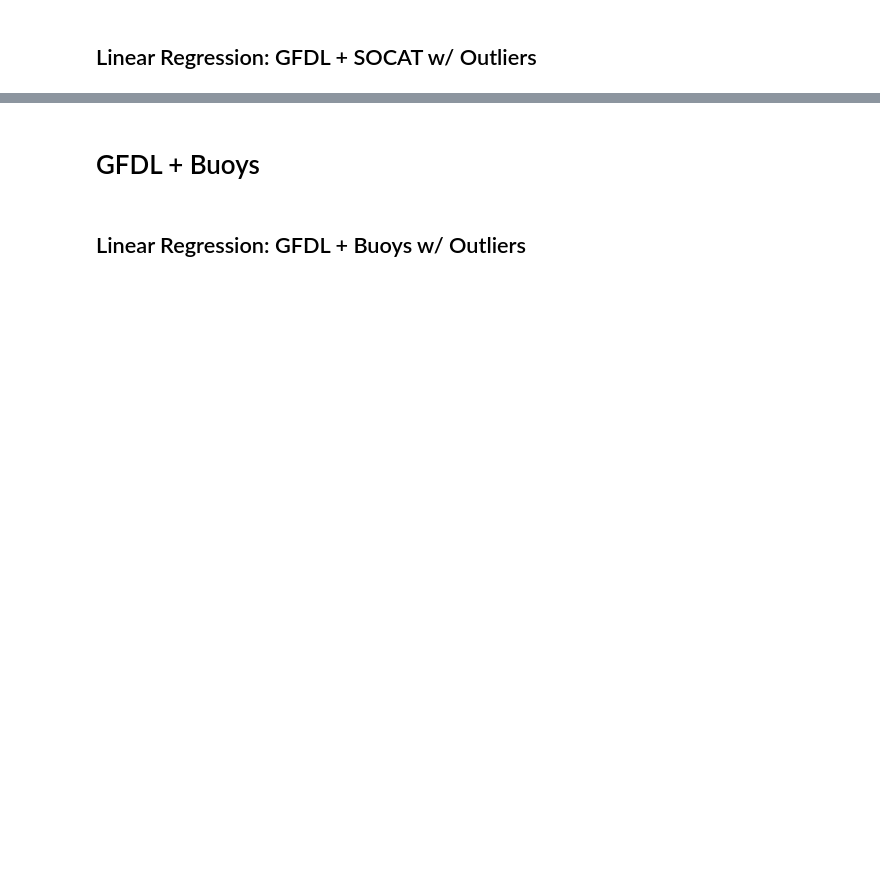
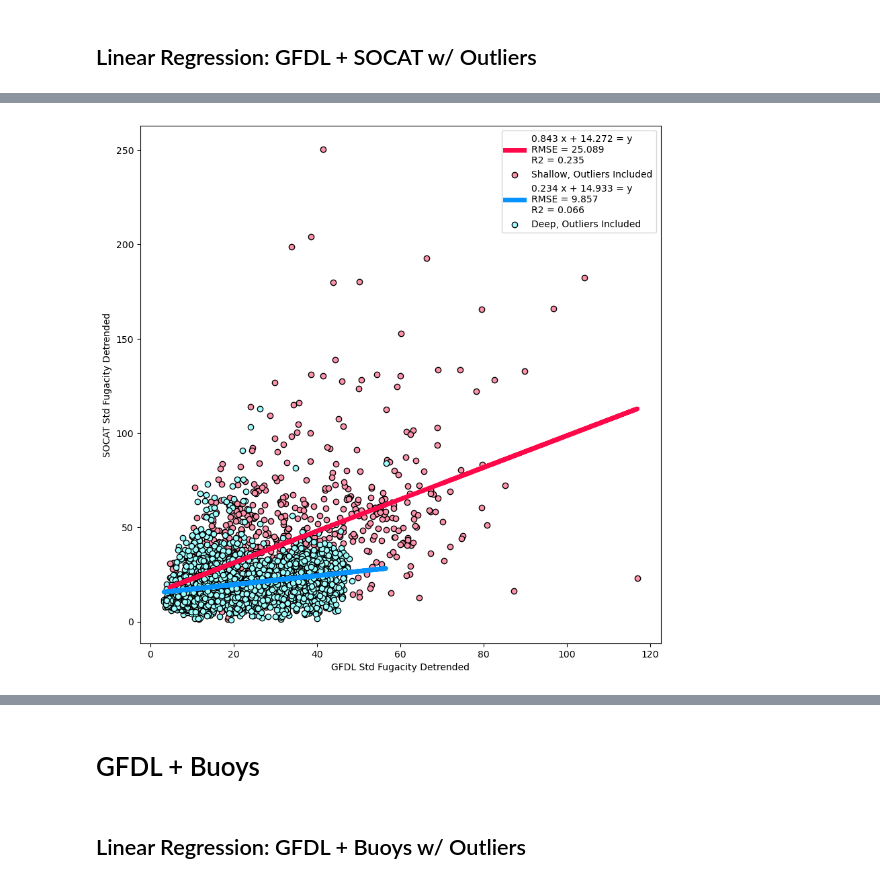
Before and after one commit to abby-baskind/YoE, a Jupyter notebook: adjust_variability_dev.ipynb, the cells around one changed output, grey strips where cells are left out. Saved outputs shown, nothing was run; the diff lists cells and outputs as text; code cells hidden in the pictures; blank space fills up the shorter version.

```diff
--- a/adjust_variability_dev.ipynb
+++ b/adjust_variability_dev.ipynb
@@ -42,0 +53,2 @@ gc = gspread.authorize(credentials)
+# %%
+depth = xr.open_mfdataset('/Users/akbaskind/Desktop/YoE/GFDLCM4_depth.nc')
@@ -184,0 +240,95 @@ fig.savefig('/Users/akbaskind/Documents/Python Scripts/YOE/GFDL_SOCAT_STD_Linear
+# %%
+v = 'Fugacity'
+
+fig, ax = plt.subplots(figsize = [10,10])
+
+# SHALLOW ----------------------------------------------------------------------------------------------------
+x_shallow = GFDL_SOCAT_shallow['GFDL Std ' + v + ' Detrended'].to_numpy()
+y_shallow = GFDL_SOCAT_shallow['SOCAT Std ' + v + ' Detrended'].to_numpy()
+
+# Cook's distance as a function of GFDL fCO2
+x2_shallow = sm.add_constant(x_shallow)
+model_fCO2_GFDL_shallow = sm.OLS(y_shallow, x2_shallow).fit()
+influence_fCO2_GFDL_shallow = model_fCO2_GFDL_shallow.get_influence()
+inf_sum_fCO2_GFDL_shallow = influence_fCO2_GFDL_shallow.summary_frame()
+
+# Cook's distance as a function of SOCAT fCO2
+y2_shallow = sm.add_constant(y_shallow)
+model_fCO2_SOCAT_shallow = sm.OLS(x_shallow, y2_shallow).fit()
+np.set_printoptions(suppress=True)
+influence_fCO2_SOCAT_shallow = model_fCO2_SOCAT_shallow.get_influence()
+inf_sum_fCO2_SOCAT_shallow = influence_fCO2_SOCAT_shallow.summary_frame()
+
+x_shallow = x_shallow.reshape(-1,1)
+regression_model_shallow = LinearRegression()
+
+# Fit the data(train the model)
+regression_model_shallow.fit(x_shallow, y_shallow)
+
+# Predict
+y_predicted_shallow = regression_model_shallow.predict(x_shallow)
+
+# model evaluation
+mse=mean_squared_error(y_shallow,y_predicted_shallow)
+
+rmse_shallow = np.sqrt(mean_squared_error(y_shallow, y_predicted_shallow))
+r2_shallow = r2_score(y_shallow, y_predicted_shallow)
+cff_shallow = "%.3f" % regression_model_shallow.coef_
+intcpt_shallow = "%.3f" % regression_model_shallow.intercept_
+RMSE_shallow = "%.3f" % rmse_shallow
+R2_shallow = "%.3f" % r2_shallow
+
+lbl_shallow = cff_shallow + ' x + ' + intcpt_shallow + ' = y\nRMSE = ' + RMSE_shallow + '\nR2 = ' + R2_shallow
+ax.plot(x_shallow, y_predicted_shallow, color = princess_pink[4], lw = 5, label = lbl_shallow)
+ax.scatter(GFDL_SOCAT_shallow['GFDL Std ' + v + ' Detrended'], GFDL_SOCAT_shallow['SOCAT Std ' + v + ' Detrended'],
+           facecolors = princess_pink[1], edgecolors = 'k', label = 'Shallow, Outliers Included')
+# SHALLOW ----------------------------------------------------------------------------------------------------
+
+# DEEP -------------------------------------------------------------------------------------------------------
+x_deep = GFDL_SOCAT_deep['GFDL Std ' + v + ' Detrended'].to_numpy()
+y_deep = GFDL_SOCAT_deep['SOCAT Std ' + v + ' Detrended'].to_numpy()
+
+# Cook's distance as a function of GFDL fCO2
+x2_deep = sm.add_constant(x_deep)
+model_fCO2_GFDL_deep = sm.OLS(y_deep, x2_deep).fit()
+influence_fCO2_GFDL_deep = model_fCO2_GFDL_deep.get_influence()
+inf_sum_fCO2_GFDL_deep = influence_fCO2_GFDL_deep.summary_frame()
+
+# Cook's distance as a function of SOCAT fCO2
+y2_deep = sm.add_constant(y_deep)
+model_fCO2_SOCAT_deep = sm.OLS(x_deep, y2_deep).fit()
+influence_fCO2_SOCAT_deep = model_fCO2_SOCAT_deep.get_influence()
+inf_sum_fCO2_SOCAT_deep = influence_fCO2_SOCAT_deep.summary_frame()
+
+x_deep = x_deep.reshape(-1,1)
+regression_model_deep = LinearRegression()
+
+# Fit the data(train the model)
+regression_model_deep.fit(x_deep, y_deep)
+
+# Predict
+y_predicted_deep = regression_model_deep.predict(x_deep)
+
+# model evaluation
+mse=mean_squared_error(y_deep,y_predicted_deep)
+
+rmse_deep = np.sqrt(mean_squared_error(y_deep, y_predicted_deep))
+r2_deep = r2_score(y_deep, y_predicted_deep)
+cff_deep = "%.3f" % regression_model_deep.coef_
+intcpt_deep = "%.3f" % regression_model_deep.intercept_
+RMSE_deep = "%.3f" % rmse_deep
+R2_deep = "%.3f" % r2_deep
+
+lbl_deep = cff_deep + ' x + ' + intcpt_deep + ' = y\nRMSE = ' + RMSE_deep + '\nR2 = ' + R2_deep
+ax.plot(x_deep, y_predicted_deep, color = ocean_blues[4], lw= 5, label = lbl_deep)
+ax.scatter(GFDL_SOCAT_deep['GFDL Std ' + v + ' Detrended'], GFDL_SOCAT_deep['SOCAT Std ' + v + ' Detrended'],
+           facecolors = ocean_blues[1], edgecolors = 'k', label = 'Deep, Outliers Included')
+# DEEP -------------------------------------------------------------------------------------------------------
+
+ax.set_xlabel('GFDL Std ' + v + ' Detrended')
+ax.set_ylabel('SOCAT Std ' + v + ' Detrended')
+ax.legend()
+
+fig.savefig('/Users/akbaskind/Documents/Python Scripts/YOE/GFDL_SOCAT_STD_fCO2_Outliers.png', bbox_inches='tight')
+# %% [output]
+[figure, added]
```
Also changed, not shown: parts of 78 cells of this notebook, 26 other files.
